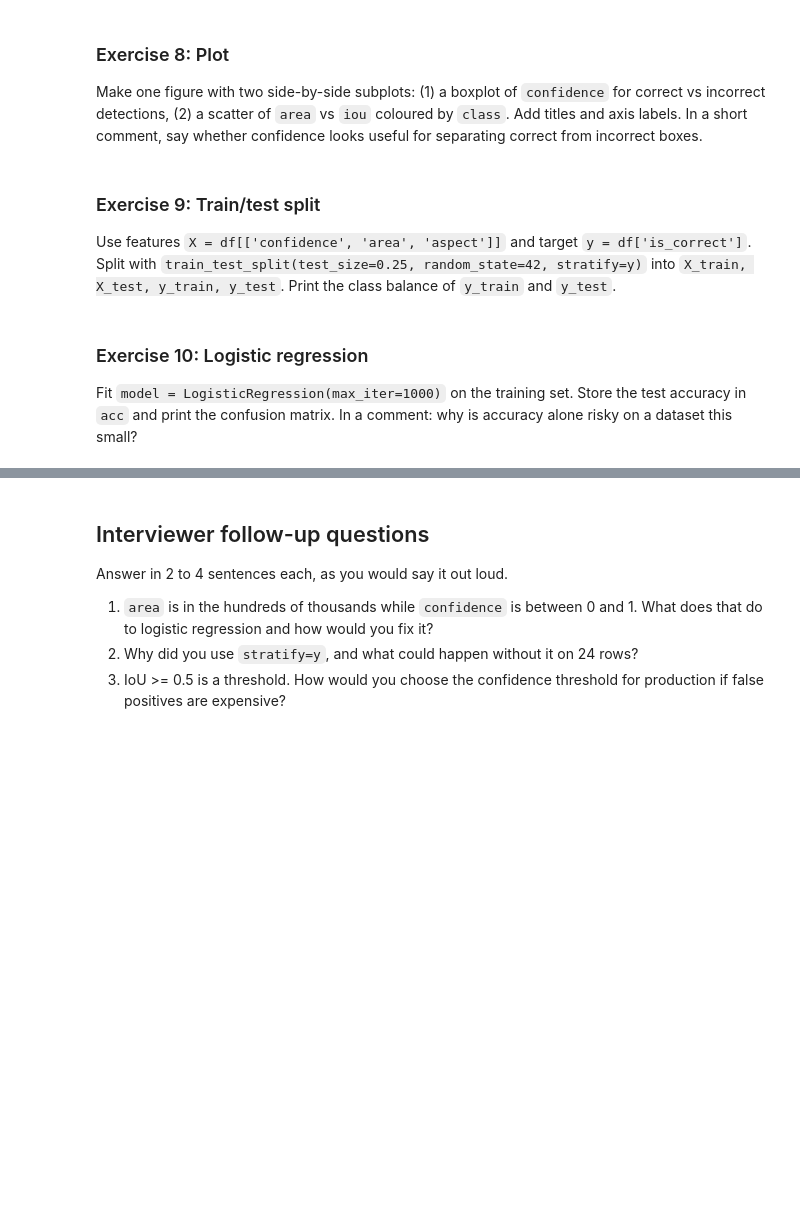
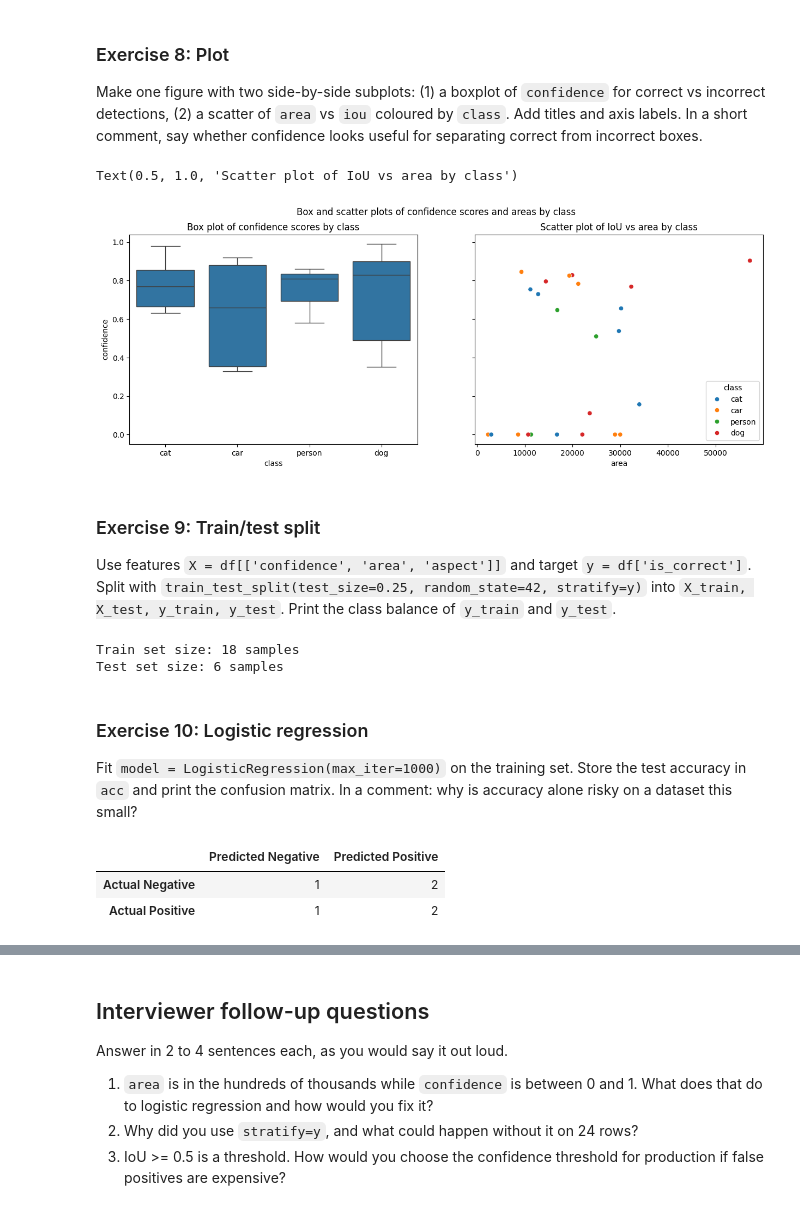
Before and after one commit to imgabrielas/How-To-Make-ML, a Jupyter notebook: Practice, practice, practice/Practice_session_01.ipynb, the cells around one changed output, grey strips where cells are left out. Drawn from its saved outputs; the diff is of its cells as text; code cells hidden in the pictures; blank space fills up the shorter version.

```diff
--- a/Practice, practice, practice/Practice_session_01.ipynb
+++ b/Practice, practice, practice/Practice_session_01.ipynb
@@ -96,3 +99,7 @@ ground_truth = [
 Convert `predictions` into a DataFrame called `df` and `ground_truth` into a DataFrame called `gt_df`. Display the first 5 rows of `df` and print its dtypes.
 # %%
 # your code here
+df = pd.DataFrame(predictions)
+gt_df = pd.DataFrame(ground_truth)
+
+df.head()
@@ -102,3 +127,8 @@ Convert `predictions` into a DataFrame called `df` and `ground_truth` into a Dat
 Add three columns to `df`: `width` (`x_max - x_min`), `height` (`y_max - y_min`) and `area` (`width * height`).
 # %%
 # your code here
+df['width'] = df['x_max'] - df['x_min']
+df['height'] = df['y_max'] - df['y_min']
+df['area'] = df['width'] * df['height']
+
+df.head()
@@ -126,3 +197,11 @@ Create `top_per_image`: for each `image_id`, keep only the row with the highest
 Without loops, add `aspect = width / height` and a column `shape` using `np.select`: `'wide'` if aspect > 1.2, `'tall'` if aspect < 0.8, otherwise `'square'`. Then create `shape_counts = df['shape'].value_counts().sort_index()`.
 # %%
 # your code here
+df['aspect'] = df['width'] / df['height']
+
+conditions = [df['aspect'] > 1.2, df['aspect'] < 0.8]
+choices = ['wide', 'tall']
+df['category'] = np.select(conditions, choices, default='square')
+
+category_counts = df['category'].value_counts().sort_index()
+category_counts
@@ -136,3 +221,18 @@ $$\text{IoU} = \frac{|A \cap B|}{|A| + |B| - |A \cap B|}$$
 where the intersection width is $\max(0, \min(x_{max}^A, x_{max}^B) - \max(x_{min}^A, x_{min}^B))$ (same for height). Store it in `df['iou']`, with `0` for predictions that have no matching ground truth box. Finally add `is_correct = (iou >= 0.5).astype(int)`. Keep the result in `df` (drop the `_gt` columns or keep them, your choice).
 # %%
 # your code here
+df = df.merge(gt_df, on=['image_id', 'class'], how='left', suffixes=('', '_gt'))
+
+inter_w = np.maximum(0, np.minimum(df['x_max'], df['x_max_gt']) - np.maximum(df['x_min'], df['x_min_gt']))
+inter_h = np.maximum(0, np.minimum(df['y_max'], df['y_max_gt']) - np.maximum(df['y_min'], df['y_min_gt']))
+intersection = inter_w * inter_h
+
+area_gt = (df['x_max_gt'] - df['x_min_gt']) * (df['y_max_gt'] - df['y_min_gt'])
+union = df['area'] + area_gt - intersection
+
+df['iou'] = np.where(df['x_min_gt'].isna(), 0, intersection / union)
+df['is_correct'] = (df['iou'] >= 0.5).astype(int)
+
+new_df = pd.merge(df, gt_df, on=['image_id', 'class'], suffixes=('', '_gt'))
+
+new_df
@@ -142,15 +260,49 @@ where the intersection width is $\max(0, \min(x_{max}^A, x_{max}^B) - \max(x_{mi
 Make one figure with two side-by-side subplots: (1) a boxplot of `confidence` for correct vs incorrect detections, (2) a scatter of `area` vs `iou` coloured by `class`. Add titles and axis labels. In a short comment, say whether confidence looks useful for separating correct from incorrect boxes.
 # %%
 # your code here
+# sns.boxplot(x='class', y='confidence', data=df)
+# sns.scatterplot(x='area', y='confidence', hue='class', data=df)
+
+fig, axes = plt.subplots(1, 2, figsize=(15, 5), sharey=True)
+fig.suptitle('Box and scatter plots of confidence scores and areas by class')
+
+sns.boxplot(ax=axes[0], x='class', y='confidence', data=df)
+axes[0].set_title('Box plot of confidence scores by class')
+
+sns.scatterplot(ax=axes[1], x='area', y='iou', data=df, hue='class')
+axes[1].set_title('Scatter plot of IoU vs area by class')
+# %% [output]
+Text(0.5, 1.0, 'Scatter plot of IoU vs area by class')
+[figure, added]
 # %% [markdown]
 ### Exercise 9: Train/test split
 
 Use features `X = df[['confidence', 'area', 'aspect']]` and target `y = df['is_correct']`. Split with `train_test_split(test_size=0.25, random_state=42, stratify=y)` into `X_train, X_test, y_train, y_test`. Print the class balance of `y_train` and `y_test`.
 # %%
 # your code here
+X = df[['confidence', 'area', 'aspect']]
+y = df['is_correct']
+
+train_X, test_X, train_y, test_y = train_test_split(X, y, test_size=0.25, random_state=1111, stratify=y)
+print(f"Train set size: {train_X.shape[0]} samples")
+print(f"Test set size: {test_X.shape[0]} samples")
+# %% [output]
+Train set size: 18 samples
+Test set size: 6 samples
 # %% [markdown]
 ### Exercise 10: Logistic regression
 
 Fit `model = LogisticRegression(max_iter=1000)` on the training set. Store the test accuracy in `acc` and print the confusion matrix. In a comment: why is accuracy alone risky on a dataset this small?
 # %%
 # your code here
+lr = LogisticRegression(random_state=1111)
+model = lr.fit(train_X, train_y)
+y_pred = model.predict(test_X)
+
+conf_matrix = confusion_matrix(test_y, y_pred)
+conf_matrix_df = pd.DataFrame(conf_matrix, index=['Actual Negative', 'Actual Positive'], columns=['Predicted Negative', 'Predicted Positive'])
+conf_matrix_df
+# %% [output]
+|  | Predicted Negative | Predicted Positive |
+| Actual Negative | 1 | 2 |
+| Actual Positive | 1 | 2 |
```
Also changed, not shown: parts of 13 cells of this notebook, 1 other file.
